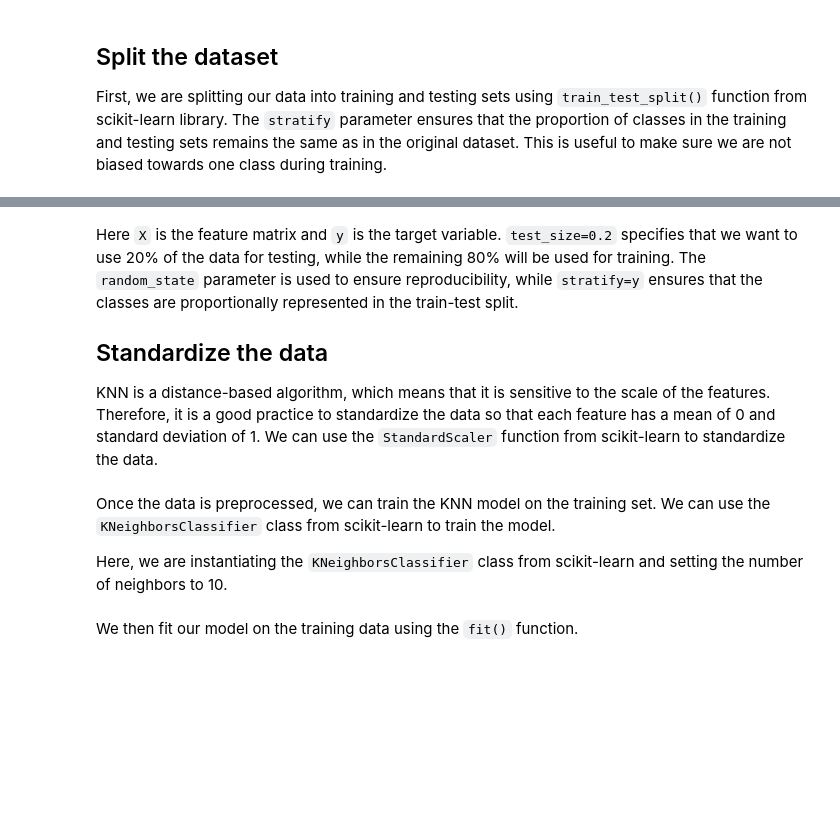
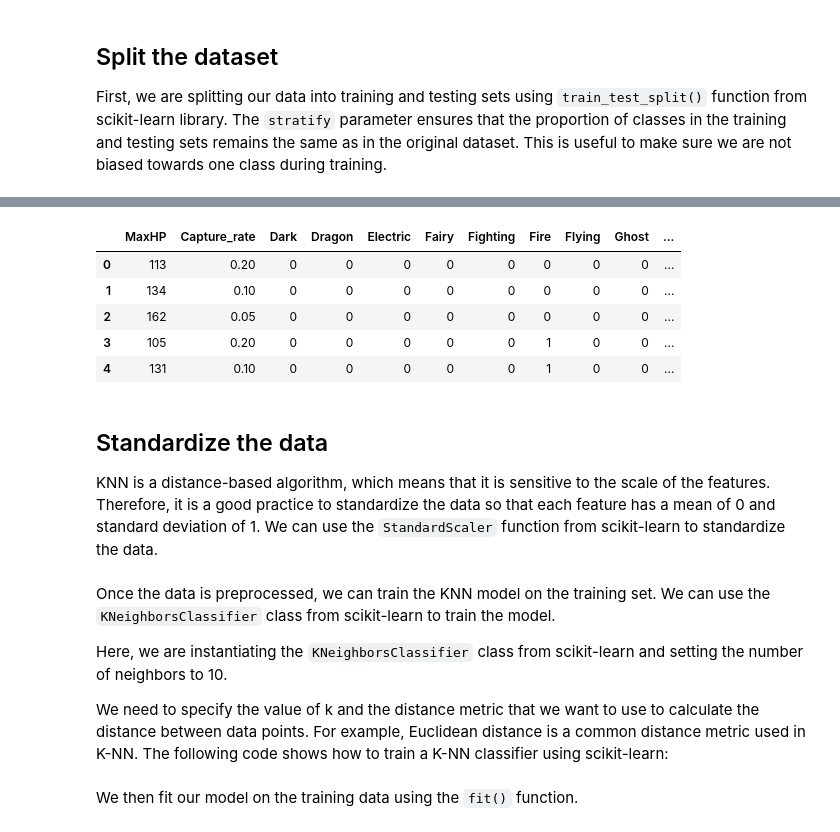
Before and after one commit to robguilarr/Data-Science-Sandbox, a Jupyter notebook: source/experiments/supervised_machine_learning/classification/K_Nearest_Neighbors.ipynb, the cells around one changed output, grey strips where cells are left out. Drawn from its saved outputs; the diff is of its cells as text; code cells hidden in the pictures; blank space fills up the shorter version.

```diff
--- a/source/experiments/supervised_machine_learning/classification/K_Nearest_Neighbors.ipynb
+++ b/source/experiments/supervised_machine_learning/classification/K_Nearest_Neighbors.ipynb
@@ -48,9 +73,22 @@ X_train, X_test, y_train, y_test = train_test_split(
+# %%
+X = pokedex[["MaxHP", "Capture_rate"]]
+
+primary_types = pd.get_dummies(pokedex['Primary'], drop_first=True)
+
+pokedex_X = pd.concat([X, primary_types], axis=1)
+
+X = pokedex_X.values
+# %%
+pokedex_X.head()
+# %% [output]
+|  | MaxHP | Capture_rate | Dark | Dragon | Electric | Fairy | Fighting | Fire | Flying | Ghost | ... |
+| 0 | 113 | 0.20 | 0 | 0 | 0 | 0 | 0 | 0 | 0 | 0 | ... |
+| 1 | 134 | 0.10 | 0 | 0 | 0 | 0 | 0 | 0 | 0 | 0 | ... |
+| 2 | 162 | 0.05 | 0 | 0 | 0 | 0 | 0 | 0 | 0 | 0 | ... |
+| 3 | 105 | 0.20 | 0 | 0 | 0 | 0 | 0 | 1 | 0 | 0 | ... |
+| 4 | 131 | 0.10 | 0 | 0 | 0 | 0 | 0 | 1 | 0 | 0 | ... |
 # %% [markdown]
-Here `X` is the feature matrix and `y` is the target variable. `test_size=0.2`
-specifies that we want to use 20% of the data for testing, while the remaining 80%
-will be used for training. The `random_state` parameter is used to ensure
-reproducibility, while `stratify=y` ensures that the classes are proportionally
-represented in the train-test split.
+
 
 ## Standardize the data
 
@@ -72,6 +110,11 @@ Once the data is preprocessed, we can train the KNN model on the training set. W
 
 Here, we are instantiating the `KNeighborsClassifier` class from scikit-learn and
 setting the number of neighbors to 10.
+
+We need to specify the value of k and the distance metric that we want to use to
+calculate the distance between data points. For example, Euclidean distance is a
+common distance metric used in K-NN. The following code shows how to train a K-NN
+classifier using scikit-learn:
 # %%
 # Instantiate classifier
 from sklearn.neighbors import KNeighborsClassifier
```
Also changed, not shown: parts of 15 cells of this notebook, 1 other file.
